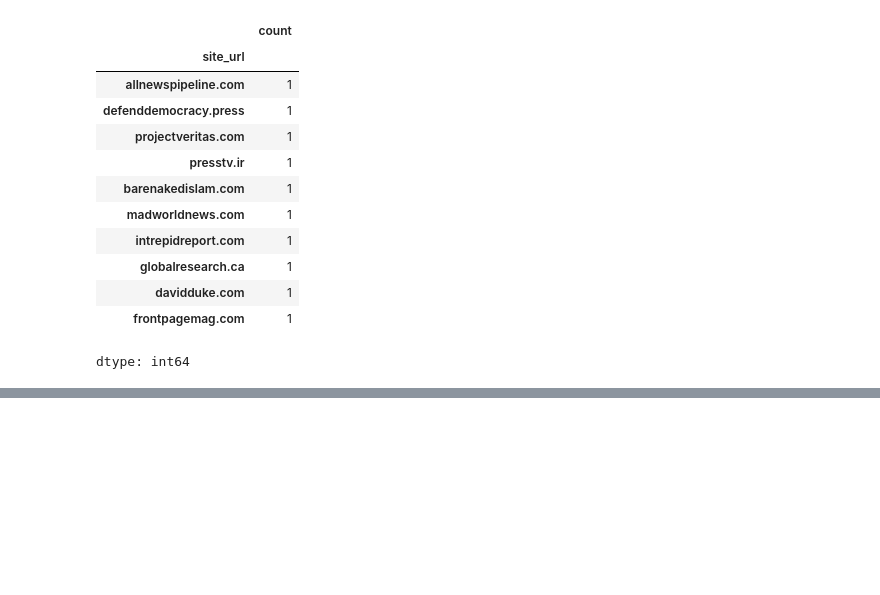
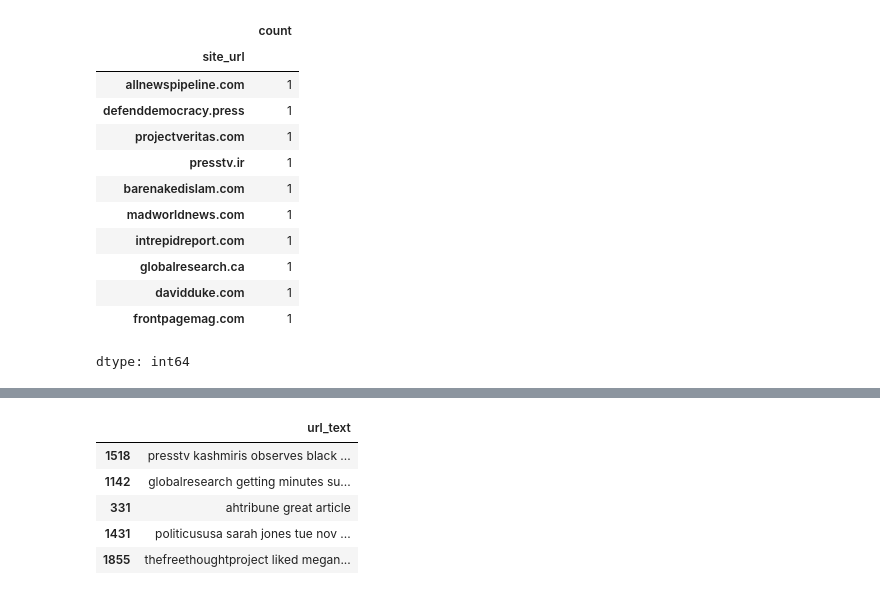
Before and after one commit to sergio11/fake_news_classifier, a Jupyter notebook: Source_Based_Fake_News_Classification.ipynb, the cells around one changed output, grey strips where cells are left out. Saved outputs shown, nothing was run; the diff lists cells and outputs as text; code cells hidden in the pictures; blank space fills up the shorter version.

```diff
--- a/Source_Based_Fake_News_Classification.ipynb
+++ b/Source_Based_Fake_News_Classification.ipynb
@@ -472,0 +512,12 @@ In the dataset, all the values are ordered. Therefore, we need to reshuffle thes
+# %%
+features = df[['site_url', 'text_without_stopwords']]
+features['url_text'] = features["site_url"].astype(str) + " " + features["text_without_stopwords"]
+features.drop(['site_url', 'text_without_stopwords'], axis = 1, inplace = True)
+features.head()
+# %% [output]
+|  | url_text |
+| 1518 | presstv kashmiris observes black ... |
+| 1142 | globalresearch getting minutes su... |
+| 331 | ahtribune great article |
+| 1431 | politicususa sarah jones tue nov ... |
+| 1855 | thefreethoughtproject liked megan... |
```
Also changed, not shown: parts of 72 cells of this notebook, 3 other files.
